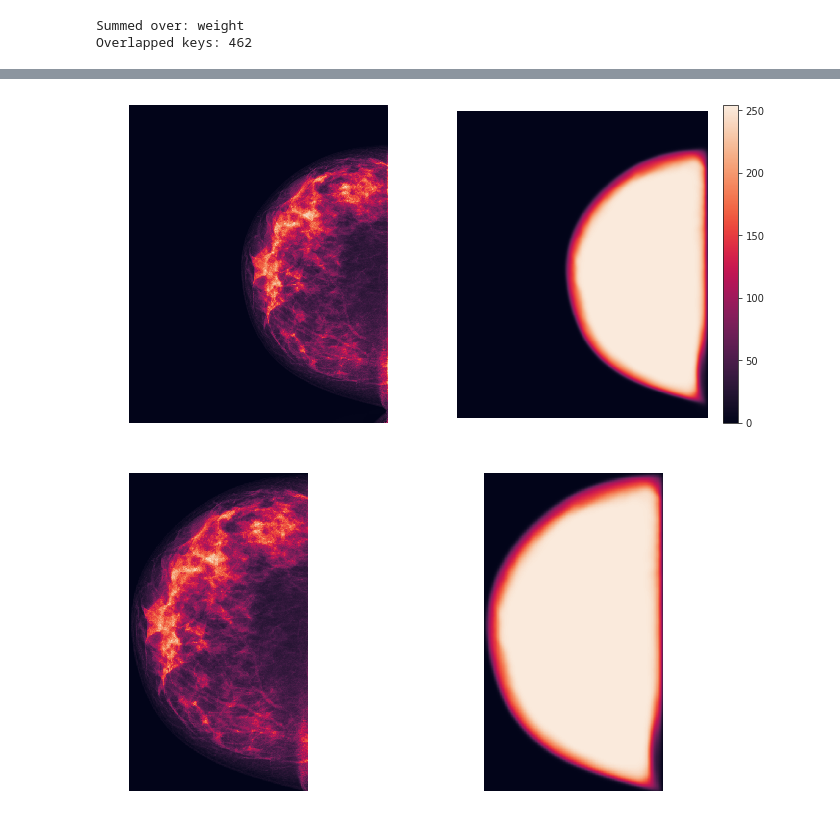
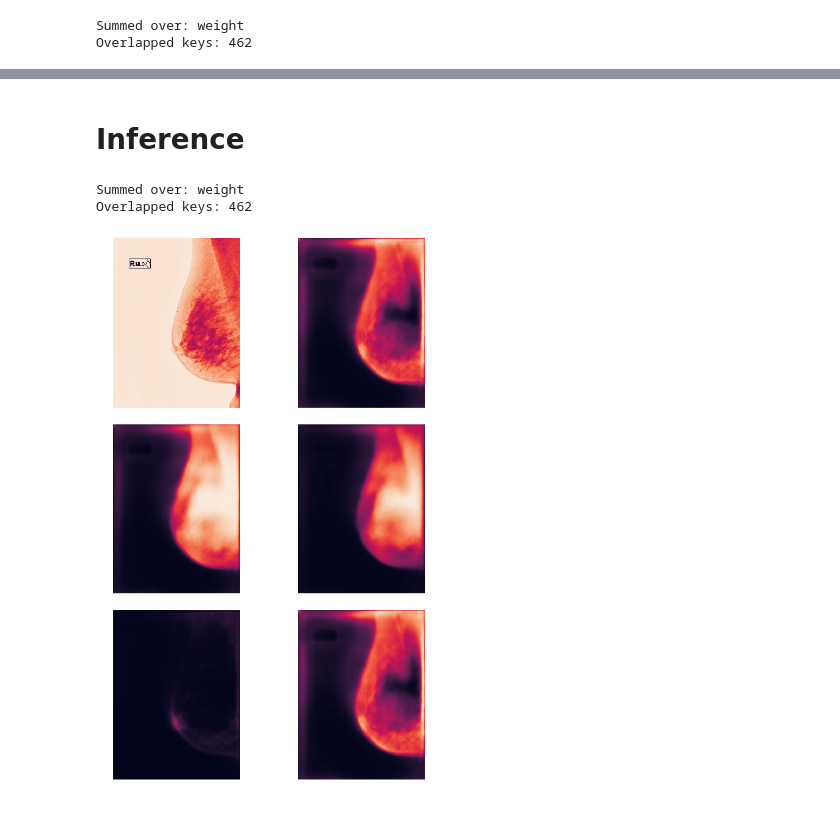
Before and after one commit to SmartFreedom/MammographyRoI, a Jupyter notebook: IPython/Inference.ipynb, the cells around one changed output, grey strips where cells are left out. Cells and saved outputs as stored; diff of their text form; code cells hidden in the pictures.

Commit message:
inference

```diff
--- a/IPython/Inference.ipynb
+++ b/IPython/Inference.ipynb
@@ -144,8 +152,7 @@ for i, data in tqdm(enumerate(datagen)):
 # %%
-cimages_root = config.PATHS.DATA_LOCAL/'cropped/images'
+cimages_root = config.PATHS.PNG
 cmasks_root = config.PATHS.DATA_LOCAL/'cropped/masks'
-os.makedirs(cimages_root, exist_ok=True)
-os.makedirs(cmasks_root, exist_ok=True)
+
 postfix = '_{}.png'.format(postfixes[1])
 errors = list()
 
@@ -174,6 +181,5 @@ for i, key in tqdm(enumerate(keys)):
         clear_output(wait=True)
         vs.show_crops(
             image, mask, (y_min, y_max, x_min, x_max))
-# %% [output]
-[figure, removed]
-[figure, removed]
+# %% [markdown]
+# Inference
@@ -179,0 +211,61 @@ for i, key in tqdm(enumerate(keys)):
+# %%
+model_name = 'albunet18_fold_2_epoch_75_best.pth'
+# %%
+checkpoint_path = str(
+    config.PATHS.EXPERIMENT_DATA
+    /'models'/model_name
+)
+
+model = AlbuNet(num_classes=3, is_deconv=True, dropout=.2,
+                pretrained=True, encoder=torchvision.models.resnet34(pretrained=True))
+model = lrn.to_single_channel(model)
+model = lrn.get_model(model, checkpoint=checkpoint_path, devices=config.DEVICES)
+learner = lrn.Learner(model, ls.ConditionalBCE(), None, callbacks=[])
+# %% [output]
+Summed over: weight
+Overlapped keys: 462
+# %%
+mask_root = root
+
+postfixes = [
+    'tissue',
+    'whole',
+    'nipple'
+]
+# %%
+keys = {
+    os.path.join(troot, p):
+    os.path.basename(cus.build_path(
+        os.path.join(os.path.basename(troot), p), root, replace=False))
+    for troot, folders, files in os.walk(str(root))
+    for p in files
+    if p[-4:] == '.png'
+    if 'segmentation' not in p
+    if not os.path.isfile(cus.build_path(p, root).format(postfixes[0]))
+}
+# %%
+dataset = ds.InferenceDataset(
+    root='',
+    keys=keys)
+datagen = torch.utils.data.DataLoader(
+    dataset, batch_size=1,
+    num_workers=config.WORKERS_NB,
+    collate_fn=ds.inference_collater)
+# %%
+model.eval()
+for i, data in tqdm(enumerate(datagen)):
+    predict = ds.infer_on_batch(model, data)
+    predict = augs._rotate_mirror_undo(predict)
+    shape = data['shape'][0]
+    image = data['image'][..., :shape[0], :shape[1]]
+    predict = predict[..., :shape[0], :shape[1]]
+
+    for j, el in enumerate(predict):
+        path = '{}_{}.png'.format(data['pid'].pop()[:-4], postfixes[j])
+        cv2.imwrite(path, (predict[j] * 255).astype(np.int))
+
+    if i % 20 == 0:
+        clear_output(wait=True)
+        vs.show_segmentations(image[0, 0].numpy(), predict)
+# %% [output]
+[figure, added]
```
Also changed, not shown: parts of 9 cells of this notebook, 1 other file.
